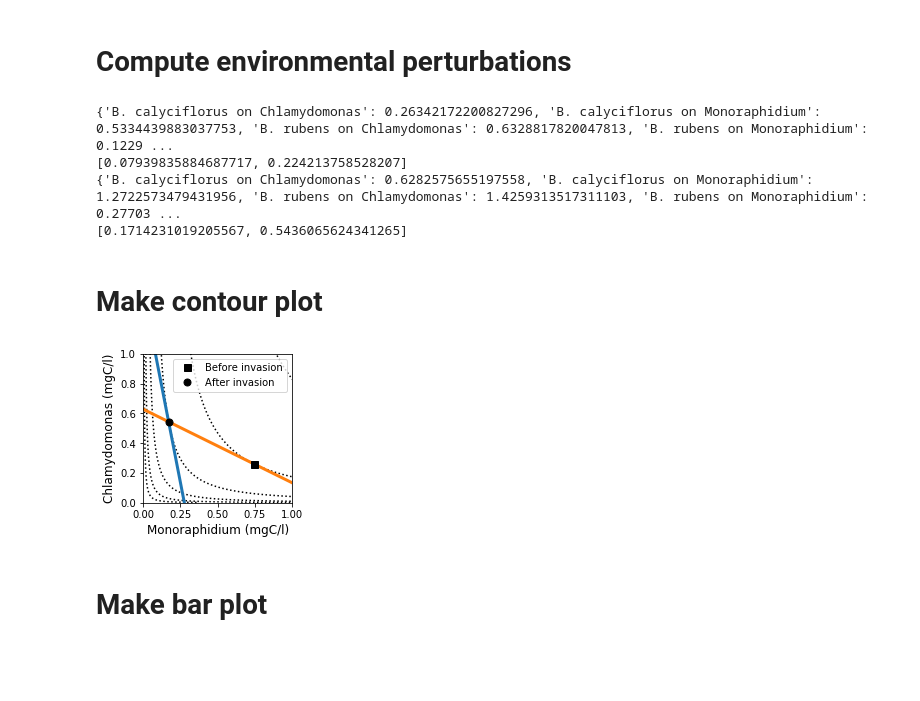
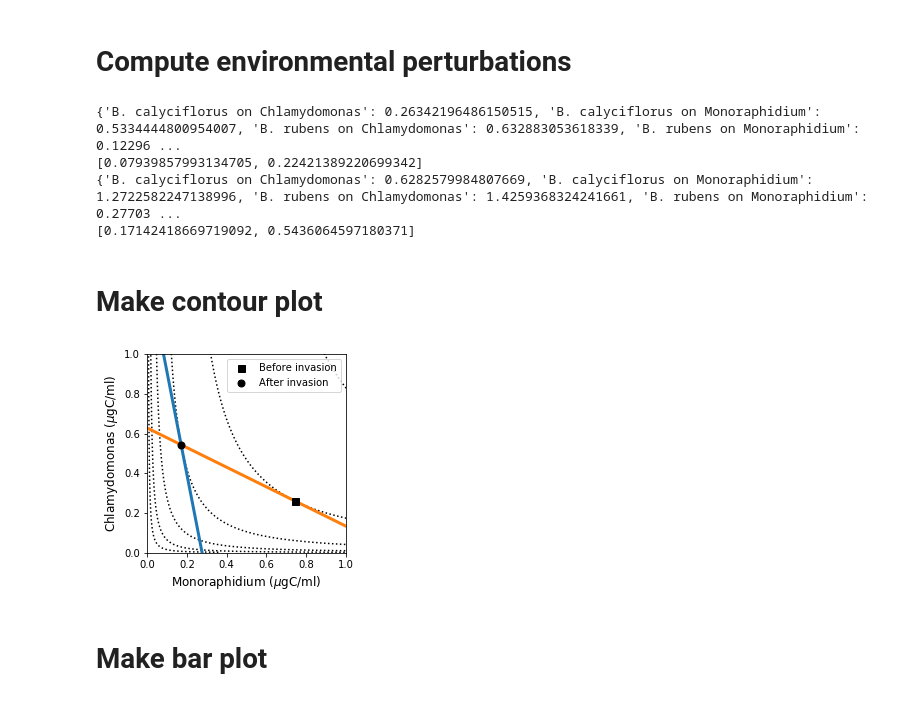
Before and after one commit to Emergent-Behaviors-in-Biology/mepp, a Jupyter notebook: Rothhaupt Analysis.ipynb, the cells around one changed output. Drawn from its saved outputs; the diff is of its cells as text; code cells hidden in the pictures; blank space fills up the shorter version.

```diff
--- a/Rothhaupt Analysis.ipynb
+++ b/Rothhaupt Analysis.ipynb
@@ -81,7 +79,7 @@ ax = ax.reshape(-1)
 for name in growth_rates.keys().levels[0]:
     data = growth_rates[name].dropna()
     ax[k].scatter(data['X'],data['Y'],c='k',s=5,label='Data')
-    ax[k].plot(R,monod(R,e[name]*c[name],e[name]*K[name],gmax),'k',label='Model')
+    ax[k].plot(R,monod(R,e[name]*c[name],e[name]*K[name],gmax),'k',label='Model',lw=1)
     ax[k].set_title(name,fontsize=10)
     k+=1
 ax[0].legend()
@@ -180,16 +178,16 @@ for D in [0.2,0.45]:
 
 dlist = np.vstack((d_min_0,d_min_1,d_coex)).T
 # %% [output]
-{'B. calyciflorus on Chlamydomonas': 0.26342172200827296, 'B. calyciflorus on Monoraphidium': 0.5334439883037753, 'B. rubens on Chlamydomonas': 0.6328817820047813, 'B. rubens on Monoraphidium': 0.1229 ...
-[0.07939835884687717, 0.224213758528207]
-{'B. calyciflorus on Chlamydomonas': 0.6282575655197558, 'B. calyciflorus on Monoraphidium': 1.2722573479431956, 'B. rubens on Chlamydomonas': 1.4259313517311103, 'B. rubens on Monoraphidium': 0.27703 ...
-[0.1714231019205567, 0.5436065624341265]
+{'B. calyciflorus on Chlamydomonas': 0.26342196486150515, 'B. calyciflorus on Monoraphidium': 0.5334444800954007, 'B. rubens on Chlamydomonas': 0.632883053618339, 'B. rubens on Monoraphidium': 0.12296 ...
+[0.07939857993134705, 0.22421389220699342]
+{'B. calyciflorus on Chlamydomonas': 0.6282579984807669, 'B. calyciflorus on Monoraphidium': 1.2722582247138996, 'B. rubens on Chlamydomonas': 1.4259368324241661, 'B. rubens on Monoraphidium': 0.27703 ...
+[0.17142418669719092, 0.5436064597180371]
 # %% [markdown]
 # Make contour plot
 # %%
 #Plot ZNGI's
 colors = sns.color_palette()
-fig,ax=plt.subplots(figsize=(3,3))
+fig,ax=plt.subplots(figsize=(4,4))
 fig.subplots_adjust(left=0.2,bottom=0.19)
 ax.axis('square')
 ax.plot(Rvec0[:,0],Rvec0[:,1],color=colors[0],lw=3)
@@ -197,36 +195,36 @@ ax.plot(Rvec1[:,0],Rvec1[:,1],color=colors[1],lw=3)
 
 #Make contours
 m=3
 delta = 0.0025
 Rmax = 1.5
 R1 = np.arange(0, Rmax, delta)
 R2 = np.arange(0, Rmax, delta)
 R1 = R1[1:]
 R2 = R2[1:]
 R1_mat, R2_mat = np.meshgrid(R1,R2)
 if D == 0.2:
     d_after = dlist[m,win_list[m]]
     d_before = d_min_1[m]
 else:
     d_after = dlist[m+6,win_list[m+6]]
     d_before = d_min_1[m+6]
 Delta = d_after - d_before
 d_mat = np.asarray([[d_ext(R0_list[m],[R1_mat[j,k],R2_mat[j,k]]) for k in range(len(R1_mat.T))] for j in range(len(R1_mat))])
 CS = ax.contour(R1_mat, R2_mat, d_mat, np.arange(-1,5)*Delta+d_before,alpha=1,colors='k',linestyles='dotted')
 R_before = Rvec1[np.argmin(np.asarray([d_ext(R0_list[m],Rvec1[k,:]) for k in range (len(Rvec1))]))]
 ax.plot([R_before[0]],[R_before[1]],'sk',ms=7,label='Before invasion')
 ax.plot([Rcoex[0]],[Rcoex[1]],'ok',ms=7,label='After invasion')
 ax.legend()
 ax.set_xlim((0,1))
 ax.set_ylim((0,1))
-ax.set_xlabel('Monoraphidium (mgC/l)',fontsize=12)
-ax.set_ylabel('Chlamydomonas (mgC/l)',fontsize=12)
+ax.set_xlabel(r'Monoraphidium ($\mu$gC/ml)',fontsize=12)
+ax.set_ylabel(r'Chlamydomonas ($\mu$gC/ml)',fontsize=12)
 pdf = bpdf.PdfPages('Roth_example.pdf')
 pdf.savefig(fig)
 pdf.close()
 plt.show()
 # %% [output]
-[figure, old version]
+[figure, new version]
 # %% [markdown]
 # Make bar plot
 # %%
```
Also changed, not shown: parts of 2 cells of this notebook, 4 other files.
